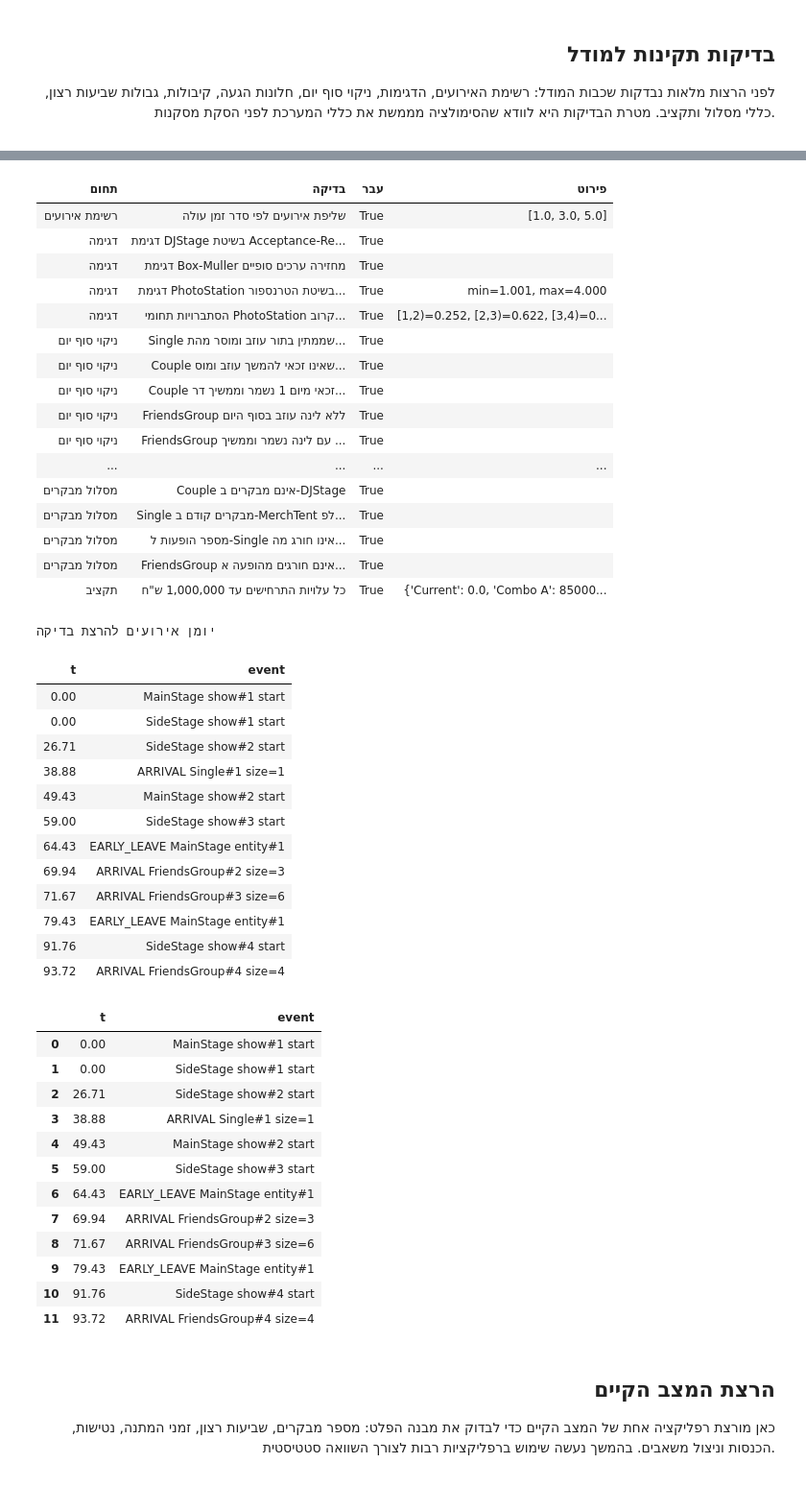
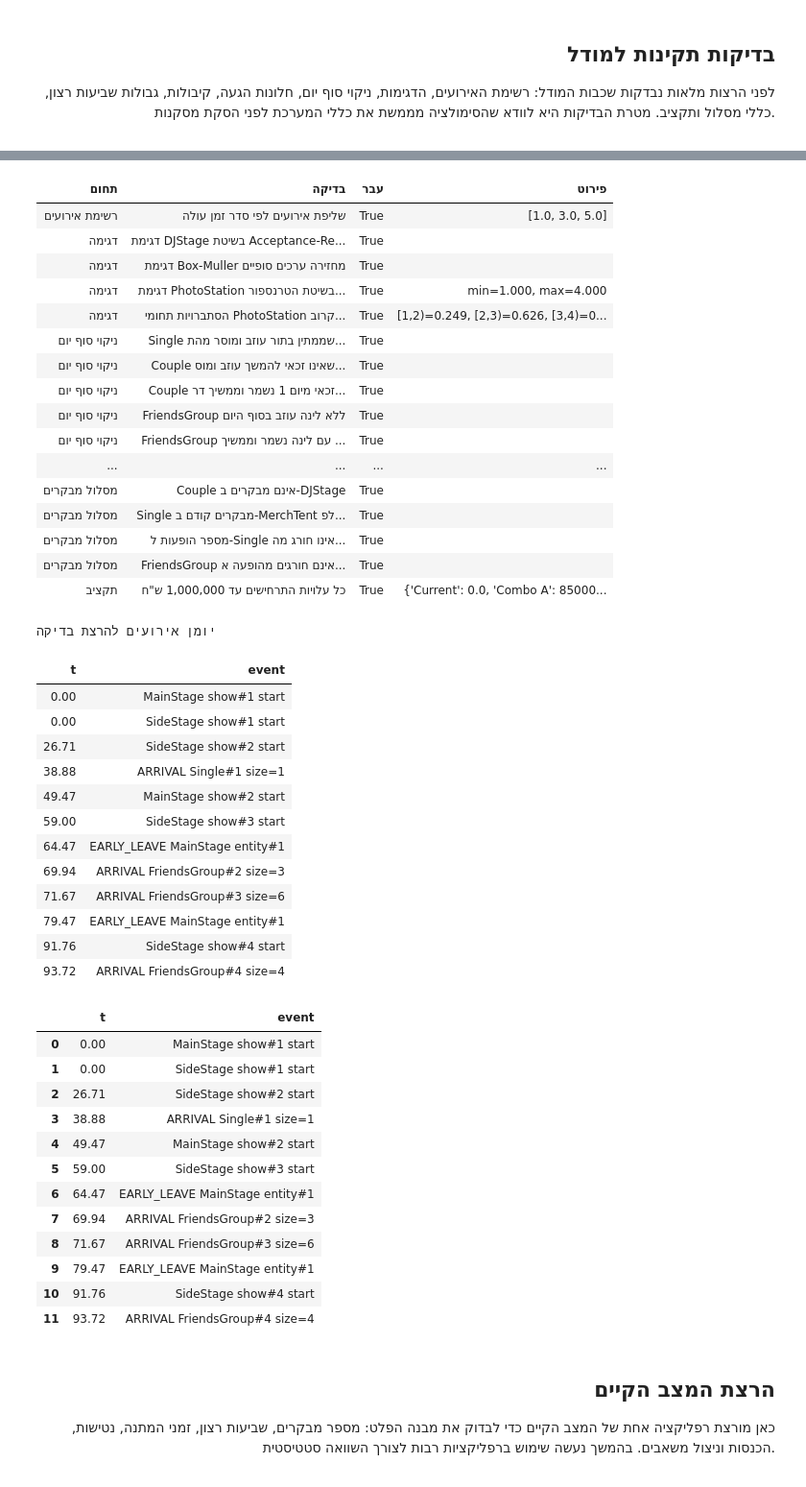
Before and after one commit to elattiass/SimulationPartB, a Jupyter notebook: Queuechella_Colab_Simulation_Report (4).ipynb, the cells around one changed output, grey strips where cells are left out. Shown at 96% size. Saved outputs shown, nothing was run; the diff lists cells and outputs as text; code cells hidden in the pictures.

Commit message:
Integrate rots.ipynb samplers and fix report helper functions in notebook

```diff
--- a/Queuechella_Colab_Simulation_Report (4).ipynb
+++ b/Queuechella_Colab_Simulation_Report (4).ipynb
@@ -1690,7 +1797,7 @@ print("מחלקות הסימולציה נטענו")
 
 </div>
 # %%
-required_names = ["EventCalendar", "Sampler", "SimulationConfig", "QueuechellaSimulation", "VisitorEntity", "Event", "selected_fits"]
+required_names = ["EventCalendar", "Sampler", "SimulationConfig", "QueuechellaSimulation", "VisitorEntity", "Event"]
 missing_names = [name for name in required_names if name not in globals()]
 if missing_names:
     raise RuntimeError(
@@ -1733,7 +1840,7 @@ def entity_in_any_day_end_location(model, entity_id):
 
 
 def run_day_end_cleanup_validation():
-    model = QueuechellaSimulation(SimulationConfig.for_scenario("Current", seed=777), selected_fits)
+    model = QueuechellaSimulation(SimulationConfig.for_scenario("Current", seed=777))
     model.clock = DAY_ENDS[0]
 
     single = make_validation_entity(model, 9001, "Single", 1, 1, DAY_STARTS[0] + 120, satisfaction=6.0)
@@ -1871,14 +1978,15 @@ def run_validation_tests():
     popped = [cal.pop().time, cal.pop().time, cal.pop().time]
     rows.append(validation_row("EventCalendar", "nondecreasing pop order", popped == sorted(popped), str(popped)))
 
-    s = Sampler(seed=100, selected_fits=selected_fits)
-    dj_values = [s.sample_dj_duration_acceptance_rejection() for _ in range(1000)]
+    random.seed(100)
+    dj_values = [Sampler.sample_dj_duration_acceptance_rejection() for _ in range(1000)]
     rows.append(validation_row("Sampler", "DJ acceptance-rejection support [20,60]", min(dj_values) >= 20 and max(dj_values) <= 60))
-    normal_values = [s.normal_box_muller(40, 15) for _ in range(1000)]
+    normal_values = [Sampler.normal_box_muller(40, 15) for _ in range(1000)]
     rows.append(validation_row("Sampler", "Box-Muller finite output", all(math.isfinite(v) for v in normal_values)))
 
-    photo_sampler = Sampler(seed=24680, selected_fits=selected_fits)
-    photo_values = [photo_sampler.sample_photo_station_service_time() for _ in range(10000)]
+    random.seed(24680)
+    Sampler._box_muller_extra.clear()
+    photo_values = [Sampler.sample_photo_duration() for _ in range(10000)]
     photo_props = [
         sum(1.0 <= value < 2.0 for value in photo_values) / len(photo_values),
         sum(2.0 <= value < 3.0 for value in photo_values) / len(photo_values),
@@ -1916,7 +2024,7 @@ def run_validation_tests():
     smoke_config = SimulationConfig.for_scenario("Current", seed=42)
     smoke_config.arrival_multiplier = 0.02
     smoke_config.max_log_events = 25
-    smoke_model = QueuechellaSimulation(smoke_config, selected_fits)
+    smoke_model = QueuechellaSimulation(smoke_config)
     smoke = smoke_model.run()
     entities = list(smoke_model.entities.values())
 
@@ -1949,41 +2057,41 @@ def run_validation_tests():
     rows.append(validation_row("Budget", "all scenario costs <= 1,000,000 NIS", all(cost <= 1_000_000 for cost in scenario_costs.values()), str(scenario_costs)))
 
     return report_table(display_validation_rows(rows), "בדיקות תקינות למודל"), smoke
 
 
 validation_df, smoke_summary = run_validation_tests()
 report_table(smoke_summary["event_log"][:12], "יומן אירועים להרצת בדיקה")
 # %% [output]
 בדיקות תקינות למודל
 | תחום | בדיקה | עבר | פירוט |
 | רשימת אירועים | שליפת אירועים לפי סדר זמן עולה | True | [1.0, 3.0, 5.0] |
 | דגימה | דגימת DJStage בשיטת Acceptance-Re... | True |  |
 | דגימה | דגימת Box-Muller מחזירה ערכים סופיים | True |  |
-| דגימה | דגימת PhotoStation בשיטת הטרנספור... | True | min=1.001, max=4.000 |
-| דגימה | הסתברויות תחומי PhotoStation קרוב... | True | [1,2)=0.252, [2,3)=0.622, [3,4)=0... |
+| דגימה | דגימת PhotoStation בשיטת הטרנספור... | True | min=1.000, max=4.000 |
+| דגימה | הסתברויות תחומי PhotoStation קרוב... | True | [1,2)=0.249, [2,3)=0.626, [3,4)=0... |
 | ניקוי סוף יום | Single שממתין בתור עוזב ומוסר מהת... | True |  |
 | ניקוי סוף יום | Couple שאינו זכאי להמשך עוזב ומוס... | True |  |
 | ניקוי סוף יום | Couple זכאי מיום 1 נשמר וממשיך דר... | True |  |
 | ניקוי סוף יום | FriendsGroup ללא לינה עוזב בסוף היום | True |  |
 | ניקוי סוף יום | FriendsGroup עם לינה נשמר וממשיך ... | True |  |
 | ... | ... | ... | ... |
 | מסלול מבקרים | Couple אינם מבקרים ב-DJStage | True |  |
 | מסלול מבקרים | Single מבקרים קודם ב-MerchTent לפ... | True |  |
 | מסלול מבקרים | מספר הופעות ל-Single אינו חורג מה... | True |  |
 | מסלול מבקרים | FriendsGroup אינם חורגים מהופעה א... | True |  |
 | תקציב | כל עלויות התרחישים עד 1,000,000 ש"ח | True | {'Current': 0.0, 'Combo A': 85000... |
 יומן אירועים להרצת בדיקה
 | t | event |
 | 0.00 | MainStage show#1 start |
 | 0.00 | SideStage show#1 start |
 | 26.71 | SideStage show#2 start |
 | 38.88 | ARRIVAL Single#1 size=1 |
-| 49.43 | MainStage show#2 start |
+| 49.47 | MainStage show#2 start |
 | 59.00 | SideStage show#3 start |
-| 64.43 | EARLY_LEAVE MainStage entity#1 |
+| 64.47 | EARLY_LEAVE MainStage entity#1 |
 | 69.94 | ARRIVAL FriendsGroup#2 size=3 |
 | 71.67 | ARRIVAL FriendsGroup#3 size=6 |
-| 79.43 | EARLY_LEAVE MainStage entity#1 |
+| 79.47 | EARLY_LEAVE MainStage entity#1 |
 | 91.76 | SideStage show#4 start |
 | 93.72 | ARRIVAL FriendsGroup#4 size=4 |
 |  | t | event |
@@ -1991,12 +2099,12 @@ report_table(smoke_summary["event_log"][:12], "יומן אירועים להרצ
 | 1 | 0.00 | SideStage show#1 start |
 | 2 | 26.71 | SideStage show#2 start |
 | 3 | 38.88 | ARRIVAL Single#1 size=1 |
-| 4 | 49.43 | MainStage show#2 start |
+| 4 | 49.47 | MainStage show#2 start |
 | 5 | 59.00 | SideStage show#3 start |
-| 6 | 64.43 | EARLY_LEAVE MainStage entity#1 |
+| 6 | 64.47 | EARLY_LEAVE MainStage entity#1 |
 | 7 | 69.94 | ARRIVAL FriendsGroup#2 size=3 |
 | 8 | 71.67 | ARRIVAL FriendsGroup#3 size=6 |
-| 9 | 79.43 | EARLY_LEAVE MainStage entity#1 |
+| 9 | 79.47 | EARLY_LEAVE MainStage entity#1 |
 | 10 | 91.76 | SideStage show#4 start |
 | 11 | 93.72 | ARRIVAL FriendsGroup#4 size=4 |
 # %% [markdown]
```
Also changed, not shown: parts of 8 cells of this notebook.
